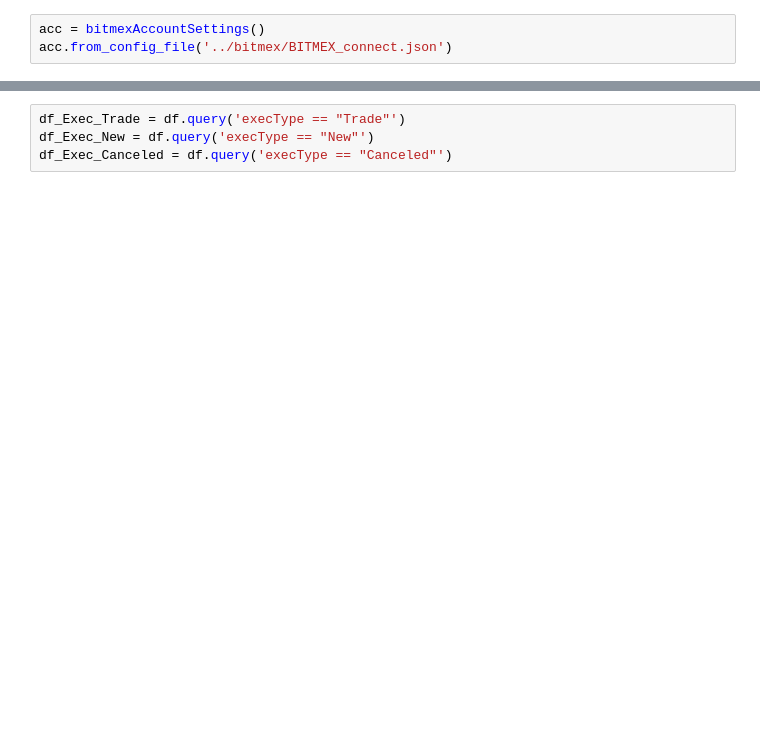
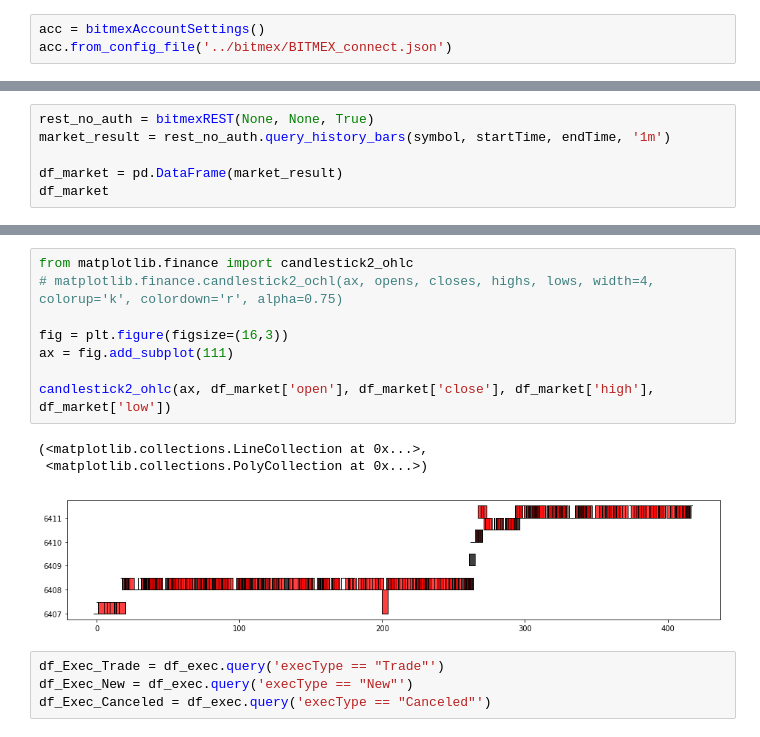
Before and after one commit to JiaRu2016/qsed, a Jupyter notebook: qsed/trading-report/trading-report-template.ipynb, the cells around one changed output, grey strips where cells are left out. Saved outputs shown, nothing was run; the diff lists cells and outputs as text; blank space fills up the shorter version.

```diff
--- a/qsed/trading-report/trading-report-template.ipynb
+++ b/qsed/trading-report/trading-report-template.ipynb
@@ -26,0 +33,6 @@ df['DATETIME'] = pd.to_datetime(df.timestamp)
+# %%
+rest_no_auth = bitmexREST(None, None, True)
+market_result = rest_no_auth.query_history_bars(symbol, startTime, endTime, '1m')
+
+df_market = pd.DataFrame(market_result)
+df_market
@@ -27,5 +58,17 @@ df['DATETIME'] = pd.to_datetime(df.timestamp)
+# %%
+from matplotlib.finance import candlestick2_ohlc
+# matplotlib.finance.candlestick2_ochl(ax, opens, closes, highs, lows, width=4, colorup='k', colordown='r', alpha=0.75)
+
+fig = plt.figure(figsize=(16,3))
+ax = fig.add_subplot(111)
+
+candlestick2_ohlc(ax, df_market['open'], df_market['close'], df_market['high'], df_market['low'])
+# %% [output]
+(<matplotlib.collections.LineCollection at 0x...>,
+ <matplotlib.collections.PolyCollection at 0x...>)
+[figure, added]
 # %%
-df_Exec_Trade = df.query('execType == "Trade"')
-df_Exec_New = df.query('execType == "New"')
-df_Exec_Canceled = df.query('execType == "Canceled"')
+df_Exec_Trade = df_exec.query('execType == "Trade"')
+df_Exec_New = df_exec.query('execType == "New"')
+df_Exec_Canceled = df_exec.query('execType == "Canceled"')
 # %%
```
Also changed, not shown: parts of 9 cells of this notebook, 2 other files.
